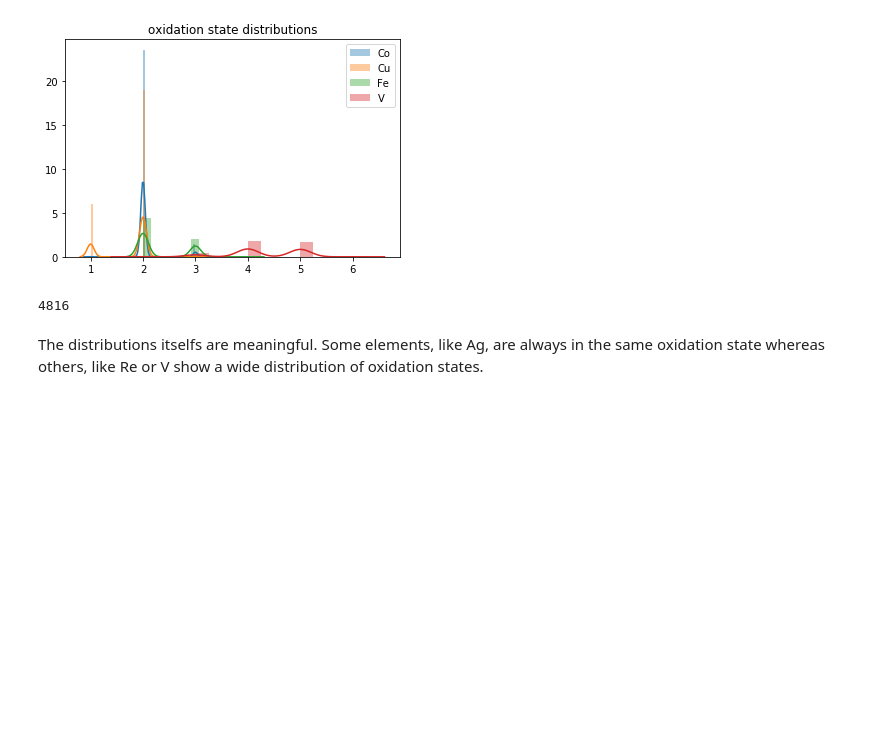
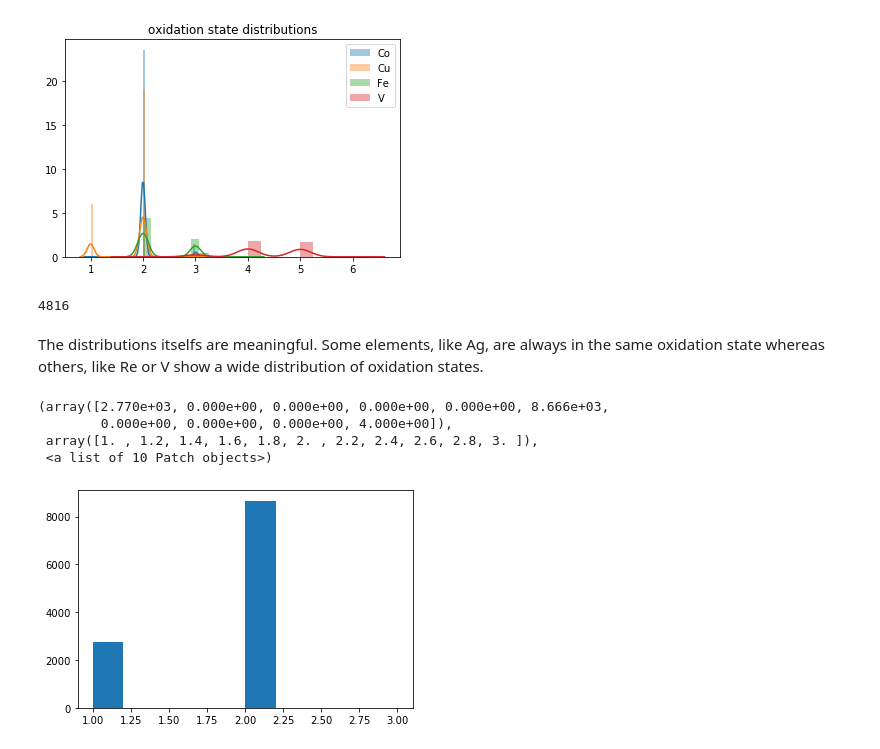
Before and after one commit to kjappelbaum/oximachine_featurizer, a Jupyter notebook: analysis/2019-8-20-analyse_ox_state_dist.ipynb, the cells around one changed output. Drawn from its saved outputs; the diff is of its cells as text; code cells hidden in the pictures; blank space fills up the shorter version.

```diff
--- a/analysis/2019-8-20-analyse_ox_state_dist.ipynb
+++ b/analysis/2019-8-20-analyse_ox_state_dist.ipynb
@@ -98,3 +98,11 @@ len(elemental_oxidation_states_flat['Co'])
 4816
 # %% [markdown]
 The distributions itselfs are meaningful. Some elements, like Ag, are always in the same oxidation state whereas others, like Re or V show a wide distribution of oxidation states.
+# %%
+plt.hist(elemental_oxidation_states_flat['Cu'], label="Cu")
+# %% [output]
+(array([2.770e+03, 0.000e+00, 0.000e+00, 0.000e+00, 0.000e+00, 8.666e+03,
+        0.000e+00, 0.000e+00, 0.000e+00, 4.000e+00]),
+ array([1. , 1.2, 1.4, 1.6, 1.8, 2. , 2.2, 2.4, 2.6, 2.8, 3. ]),
+ <a list of 10 Patch objects>)
+[figure, added]
```
Also changed, not shown: 9 other files.
